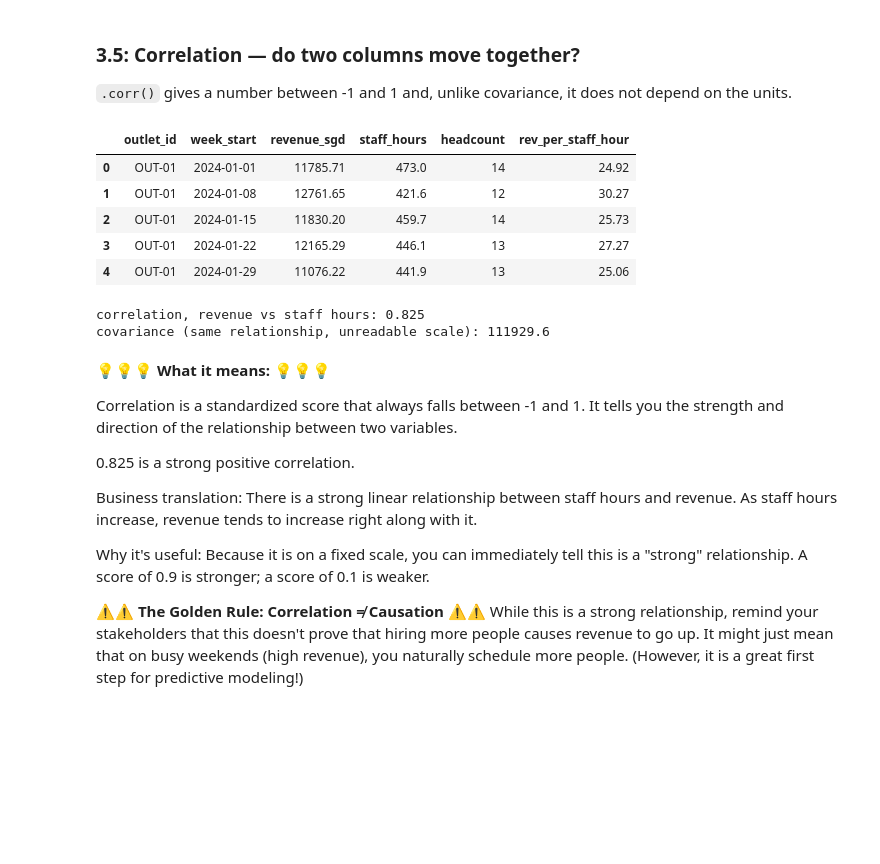
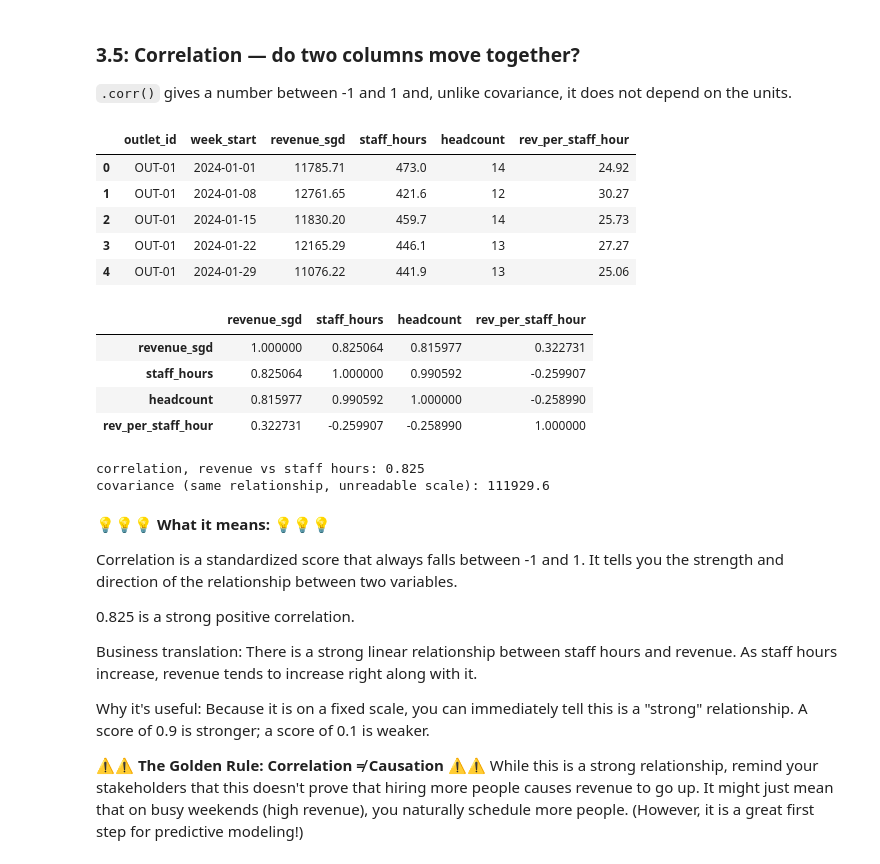
Before and after one commit to PP-123-nt/6m-data-1.9-eda-advanced, a Jupyter notebook: notebooks/Part_3_aggregation_reporting.ipynb, the cells around one changed output. Saved outputs shown, nothing was run; the diff lists cells and outputs as text; code cells hidden in the pictures; blank space fills up the shorter version.

```diff
--- a/notebooks/Part_3_aggregation_reporting.ipynb
+++ b/notebooks/Part_3_aggregation_reporting.ipynb
@@ -543,20 +544,27 @@ pd.crosstab(
 # %%
 # 👉 Does staffing track revenue? Use the weekly table we merged in 2.2.
 
-display(staffed.head())        # merge data from weekly_sales and roaster to populate staff hours data
+display(staffed.head())        # merge data from weekly_sales & roaster to populate staff hours data
+
+display(staffed.corr())  # calcaulate corr for all
 
 print("correlation, revenue vs staff hours:", staffed["revenue_sgd"].corr(staffed["staff_hours"]).round(3))
 
 # 👉 Covariance answers the same "do they move together" question, but its size depends on the units
 #    so on its own it is uninterpretable. Correlation is covariance, normalised.
 print("covariance (same relationship, unreadable scale):", round(staffed["revenue_sgd"].cov(staffed["staff_hours"]), 1))
 # %% [output]
 |  | outlet_id | week_start | revenue_sgd | staff_hours | headcount | rev_per_staff_hour |
 | 0 | OUT-01 | 2024-01-01 | 11785.71 | 473.0 | 14 | 24.92 |
 | 1 | OUT-01 | 2024-01-08 | 12761.65 | 421.6 | 12 | 30.27 |
 | 2 | OUT-01 | 2024-01-15 | 11830.20 | 459.7 | 14 | 25.73 |
 | 3 | OUT-01 | 2024-01-22 | 12165.29 | 446.1 | 13 | 27.27 |
 | 4 | OUT-01 | 2024-01-29 | 11076.22 | 441.9 | 13 | 25.06 |
+|  | revenue_sgd | staff_hours | headcount | rev_per_staff_hour |
+| revenue_sgd | 1.000000 | 0.825064 | 0.815977 | 0.322731 |
+| staff_hours | 0.825064 | 1.000000 | 0.990592 | -0.259907 |
+| headcount | 0.815977 | 0.990592 | 1.000000 | -0.258990 |
+| rev_per_staff_hour | 0.322731 | -0.259907 | -0.258990 | 1.000000 |
 correlation, revenue vs staff hours: 0.825
 covariance (same relationship, unreadable scale): 111929.6
 # %% [markdown]
```
Also changed, not shown: parts of 5 cells of this notebook.
